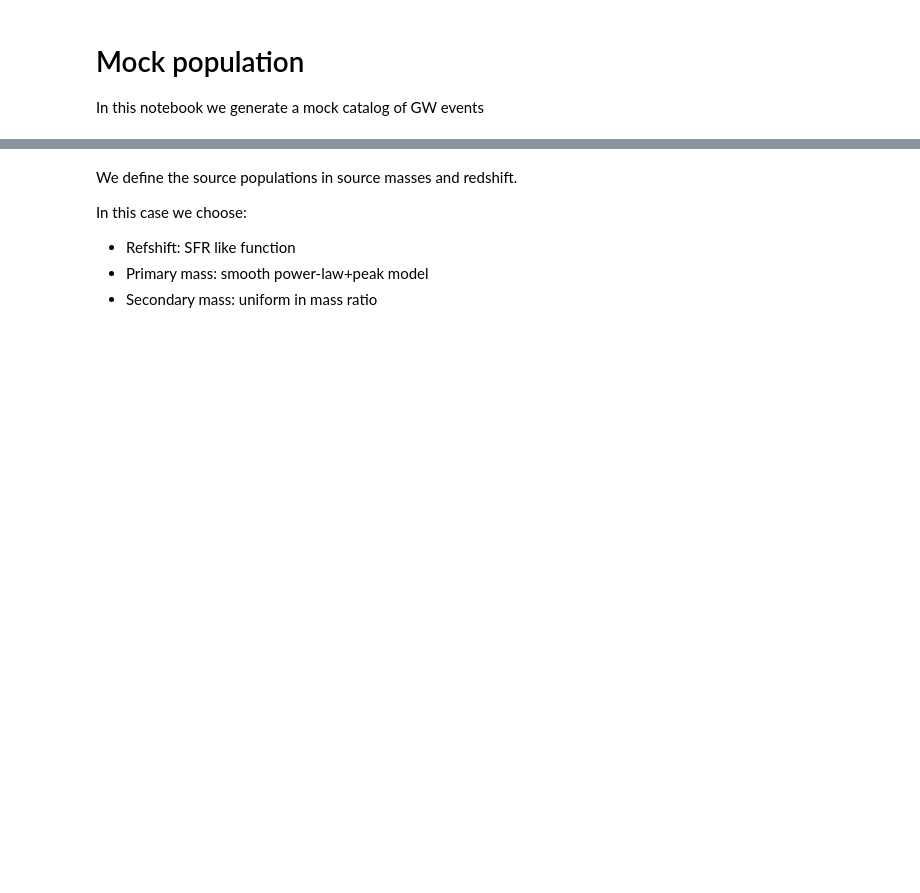
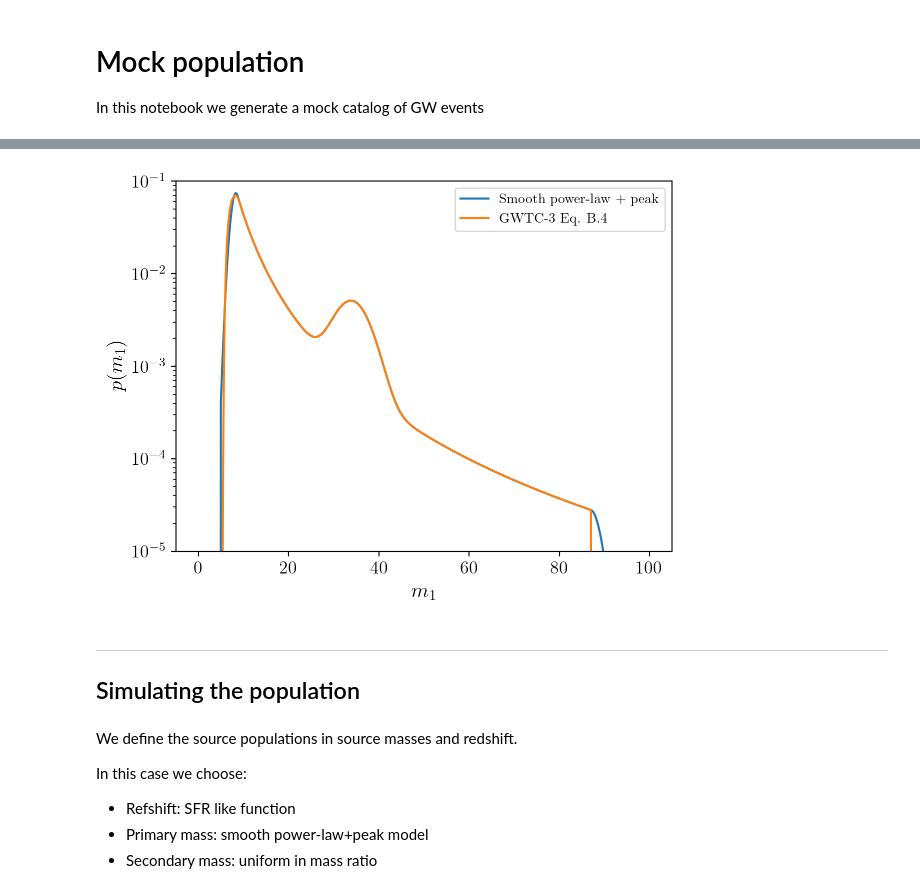
Before and after one commit to ezquiaga/spectral_sirens, a Jupyter notebook: examples/mock_population.ipynb, the cells around one changed output, grey strips where cells are left out. Drawn from its saved outputs; the diff is of its cells as text; code cells hidden in the pictures; blank space fills up the shorter version.

```diff
--- a/examples/mock_population.ipynb
+++ b/examples/mock_population.ipynb
@@ -44,0 +73,29 @@ model_name = 'powerlaw_peak'
+# %%
+ms = np.linspace(0.1, 100, 1000)
+
+powerlaw_peak_smooth_args = [mmin_pl_fid,mmax_pl_fid,alpha_fid,sig_m1_fid,mu_m1_fid,f_peak_fid,mMin_filter_fid,mMax_filter_fid,dmMin_filter_fid,dmMax_filter_fid]
+pm = gwpop.powerlaw_peak_smooth(ms,*powerlaw_peak_smooth_args)
+
+mmin_fid = 5.
+mmax_fid = 87.
+alpha_fid = -3.4
+f_peak_fid = 0.04
+mu_peak_fid = 34.
+sig_peak_fid = 3.6
+deltaM_fid = 4.8
+pm_gwtc3 = gwpop.powerlaw_peak_gwtc3(ms, mmin_fid, mmax_fid, alpha_fid, sig_peak_fid, mu_peak_fid, f_peak_fid, deltaM_fid)
+
+plt.plot(ms, pm,label='Smooth power-law + peak')
+plt.plot(ms, pm_gwtc3,label='GWTC-3 Eq. B.4')
+plt.xlabel(r'$m_1$',fontsize=fontSz)
+plt.ylabel(r'$p(m_1)$',fontsize=fontSz)
+plt.tick_params(axis='both', which='major', labelsize=fontsz)
+plt.yscale('log')
+plt.ylim(1e-5,1e-1)
+plt.legend()
+plt.show()
+# %% [output]
+[figure, added]
+# %% [markdown]
+---
+## Simulating the population
```
Also changed, not shown: parts of 32 cells of this notebook.
